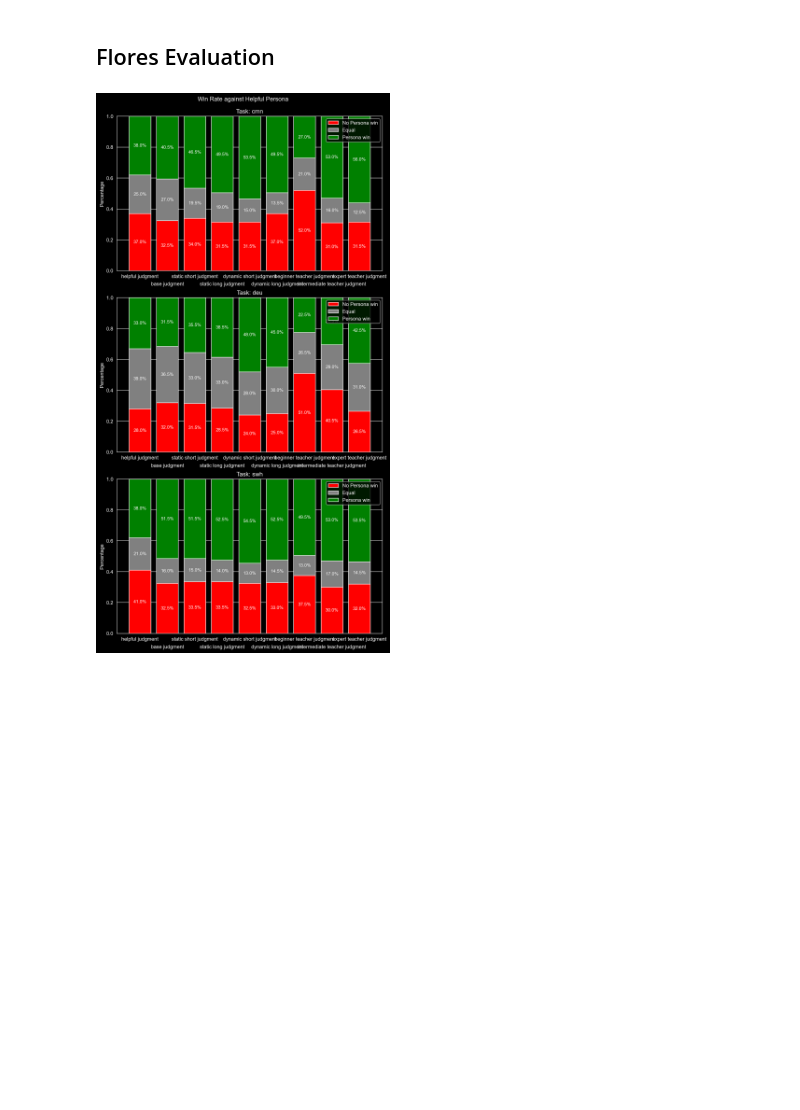
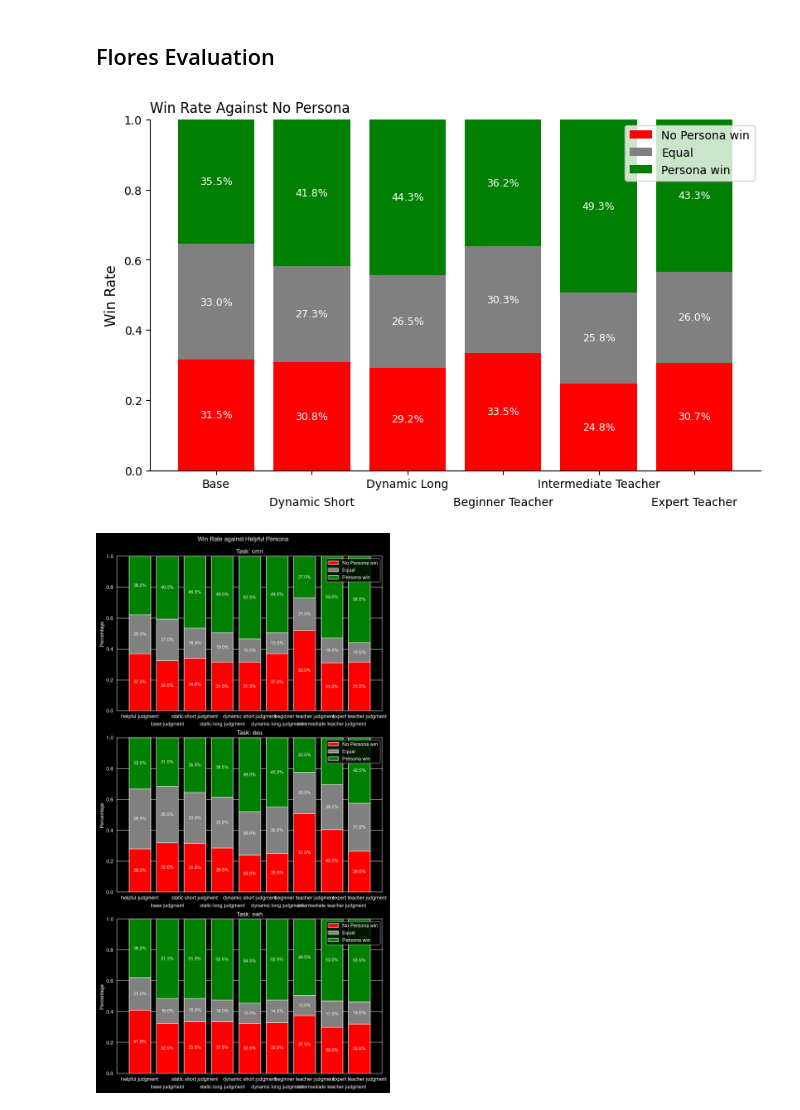
Before and after one commit to nicomu99/master-thesis, a Jupyter notebook: dataset_overview.ipynb, the cells around one changed output. Cells and saved outputs as stored; diff of their text form; code cells hidden in the pictures; blank space fills up the shorter version.

```diff
--- a/dataset_overview.ipynb
+++ b/dataset_overview.ipynb
@@ -484,7 +517,26 @@ dtype: float64
 # %%
 flores_tasks, flores_df = evaluator.get_data("flores")
 judgment_columns = persona_registry.get_judgment_columns()
+del_cols = ["helpful_judgment", "static_short_judgment", "static_long_judgment"]
+judgment_columns = [c for c in judgment_columns if c not in del_cols]
 flores_answer = extract_answers(flores_df, judgment_columns, "flores")
+# %%
+flores_data = get_plot_dict_cum(flores_answer, judgment_columns)
+
+fig, axes = plt.subplots(
+    nrows=1,
+    ncols=1,
+    figsize=(8, 5),
+    constrained_layout=True
+)
+
+plotting_wrapper.plot_stacked_barchart(axes, flores_data, judgment_columns, title="Win Rate Against No Persona")
+
+# fig.suptitle(f"Win Rate against Helpful Persona on Flores+ using {GPT-5.0 nano}")
+fig.savefig(f"plots/flores_{dataset_path}_averaged", dpi=1200)
+plt.show()
+# %% [output]
+[figure, added]
 # %%
 flores_data = get_plot_dict_stacked(flores_answer, judgment_columns, "iso_639_3")
 
```
Also changed, not shown: parts of 7 cells of this notebook, 2 other files.
